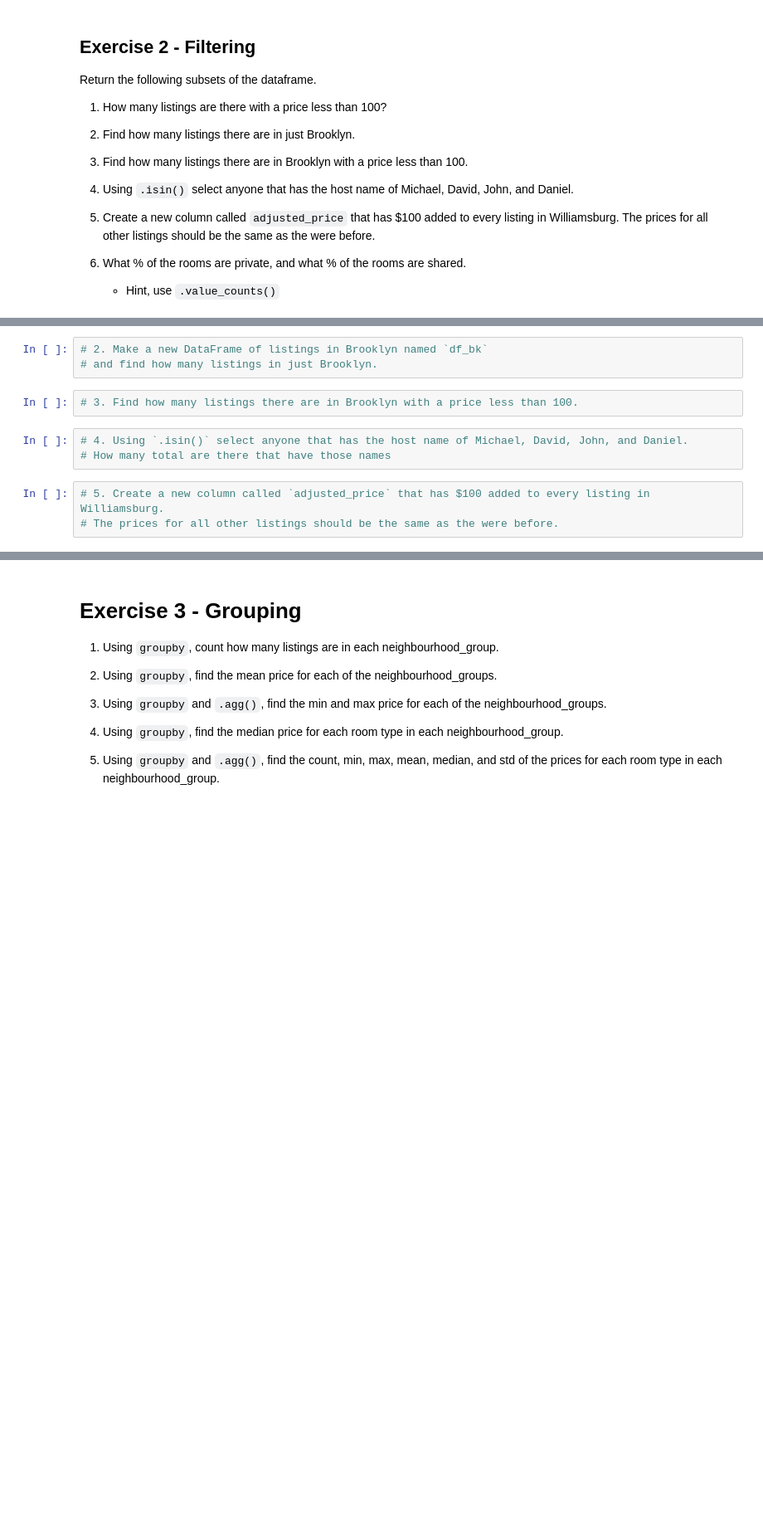
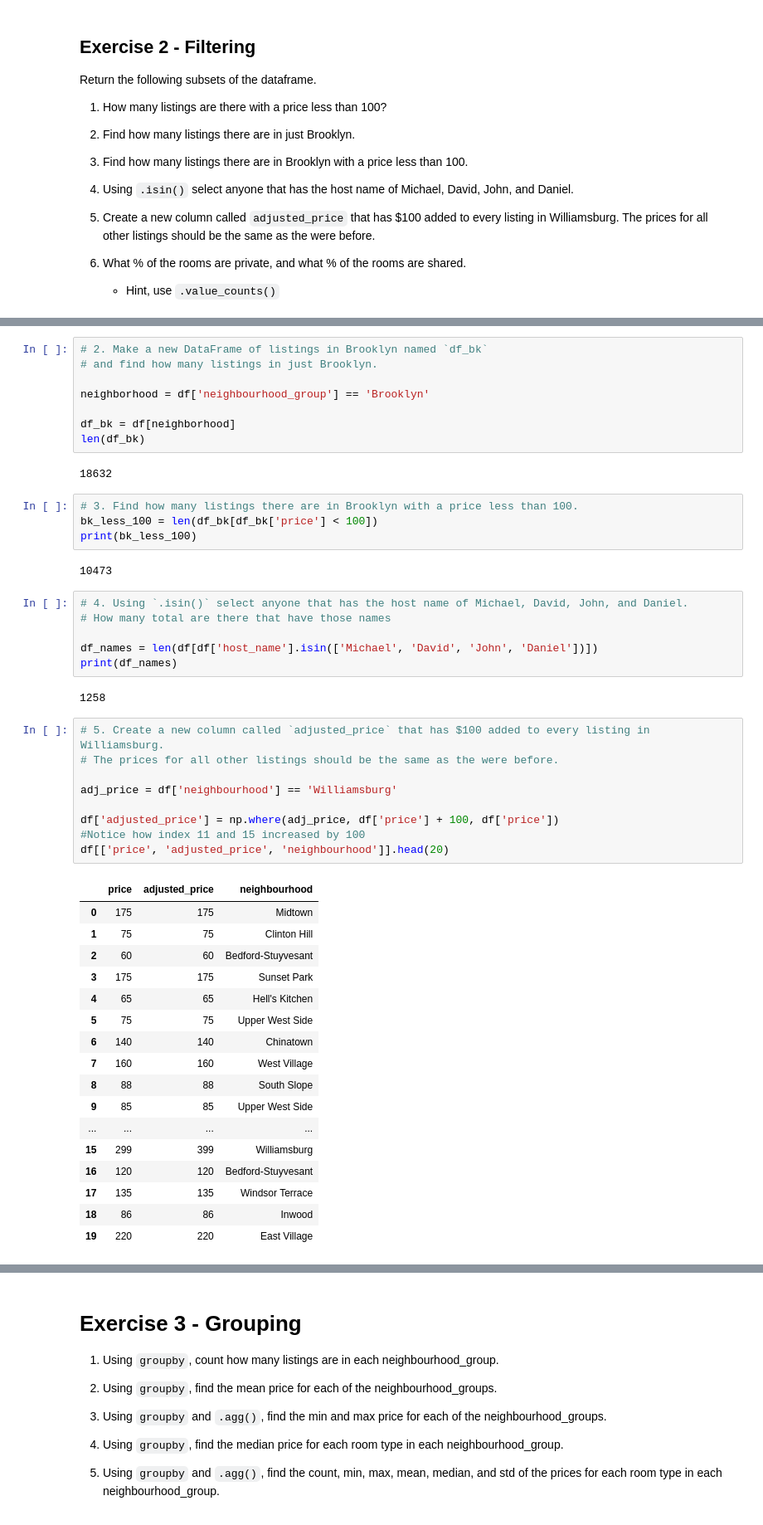
Before and after one commit to robotneagu/My-Fork-of-2024-DS-Fri-1230, a Jupyter notebook: Week-01-Pandas/Exercise-RN.ipynb, the cells around one changed output, grey strips where cells are left out. Shown: that part at 83% size. Saved outputs shown, nothing was run; the diff lists cells and outputs as text; blank space fills up the shorter version.

```diff
--- a/Week-01-Pandas/Exercise-RN.ipynb
+++ b/Week-01-Pandas/Exercise-RN.ipynb
@@ -43,13 +66,53 @@ Return the following subsets of the dataframe.
 # %%
 # 2. Make a new DataFrame of listings in Brooklyn named `df_bk`
 # and find how many listings in just Brooklyn.
+
+neighborhood = df['neighbourhood_group'] == 'Brooklyn'
+
+df_bk = df[neighborhood]
+len(df_bk)
+# %% [output]
+18632
 # %%
 # 3. Find how many listings there are in Brooklyn with a price less than 100.
+bk_less_100 = len(df_bk[df_bk['price'] < 100])
+print(bk_less_100)
+# %% [output]
+10473
 # %%
 # 4. Using `.isin()` select anyone that has the host name of Michael, David, John, and Daniel.
 # How many total are there that have those names
+
+df_names = len(df[df['host_name'].isin(['Michael', 'David', 'John', 'Daniel'])])
+print(df_names)
+# %% [output]
+1258
 # %%
 # 5. Create a new column called `adjusted_price` that has $100 added to every listing in Williamsburg.
 # The prices for all other listings should be the same as the were before.
+
+adj_price = df['neighbourhood'] == 'Williamsburg'
+
+df['adjusted_price'] = np.where(adj_price, df['price'] + 100, df['price'])
+#Notice how index 11 and 15 increased by 100
+df[['price', 'adjusted_price', 'neighbourhood']].head(20)
+# %% [output]
+|  | price | adjusted_price | neighbourhood |
+| 0 | 175 | 175 | Midtown |
+| 1 | 75 | 75 | Clinton Hill |
+| 2 | 60 | 60 | Bedford-Stuyvesant |
+| 3 | 175 | 175 | Sunset Park |
+| 4 | 65 | 65 | Hell's Kitchen |
+| 5 | 75 | 75 | Upper West Side |
+| 6 | 140 | 140 | Chinatown |
+| 7 | 160 | 160 | West Village |
+| 8 | 88 | 88 | South Slope |
+| 9 | 85 | 85 | Upper West Side |
+| ... | ... | ... | ... |
+| 15 | 299 | 399 | Williamsburg |
+| 16 | 120 | 120 | Bedford-Stuyvesant |
+| 17 | 135 | 135 | Windsor Terrace |
+| 18 | 86 | 86 | Inwood |
+| 19 | 220 | 220 | East Village |
 # %%
 # 6. What % of the rooms are private, and what % of the rooms are shared.
```
Also changed, not shown: parts of 14 cells of this notebook.
